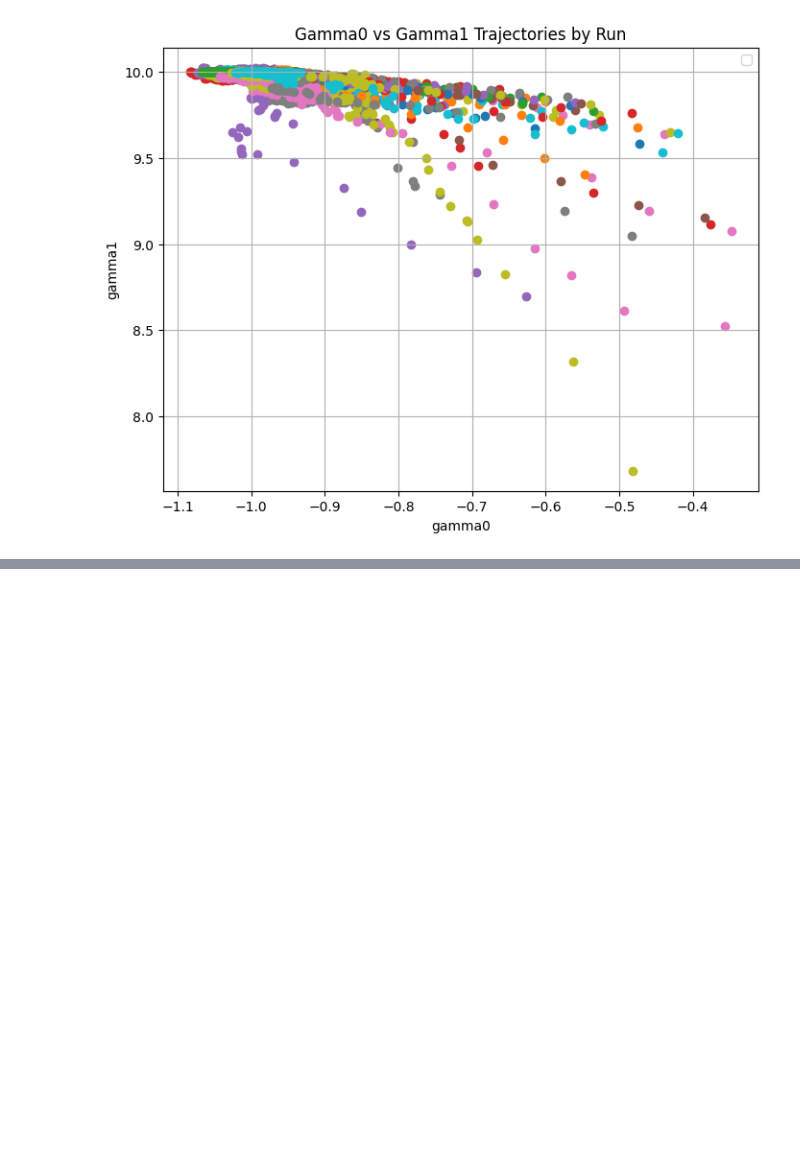
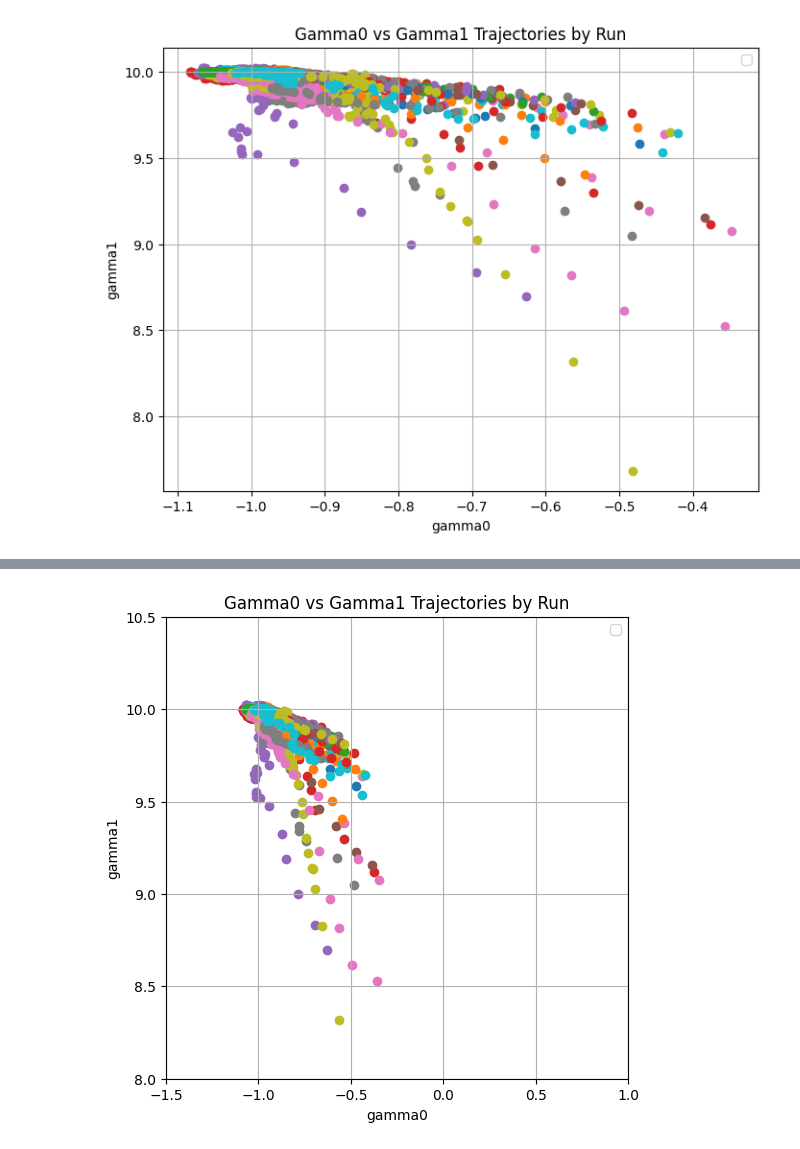
Before and after one commit to GuramL/gamma_trajectories, a Jupyter notebook: code.ipynb, the cells around one changed output, grey strips where cells are left out. Saved outputs shown, nothing was run; the diff lists cells and outputs as text; code cells hidden in the pictures; blank space fills up the shorter version.

```diff
--- a/code.ipynb
+++ b/code.ipynb
@@ -24,0 +52,32 @@ plt.show()
+# %%
+import pandas as pd
+import matplotlib.pyplot as plt
+
+# Load the CSV file
+df = pd.read_csv('gamma_trajectories_long.csv')
+
+# Group by 'run'
+groups = df.groupby('run')
+
+plt.figure(figsize=(8, 6))
+
+# Plot each run's gamma0 vs gamma1 sequence
+for run, group in groups:
+    plt.scatter(group['gamma0'], group['gamma1'], marker='o')
+
+plt.xlabel('gamma0')
+plt.ylabel('gamma1')
+plt.title('Gamma0 vs Gamma1 Trajectories by Run')
+plt.legend()
+plt.grid(True)
+
+# Set axis ranges
+plt.xlim(-1.5, 1.0)
+plt.ylim(8.0, 10.5)
+
+# (Optional) keep equal x/y scaling
+plt.gca().set_aspect('equal', adjustable='box')
+
+plt.show()
+# %% [output]
+[figure, added]
```
Also changed, not shown: parts of 1 cell of this notebook.
